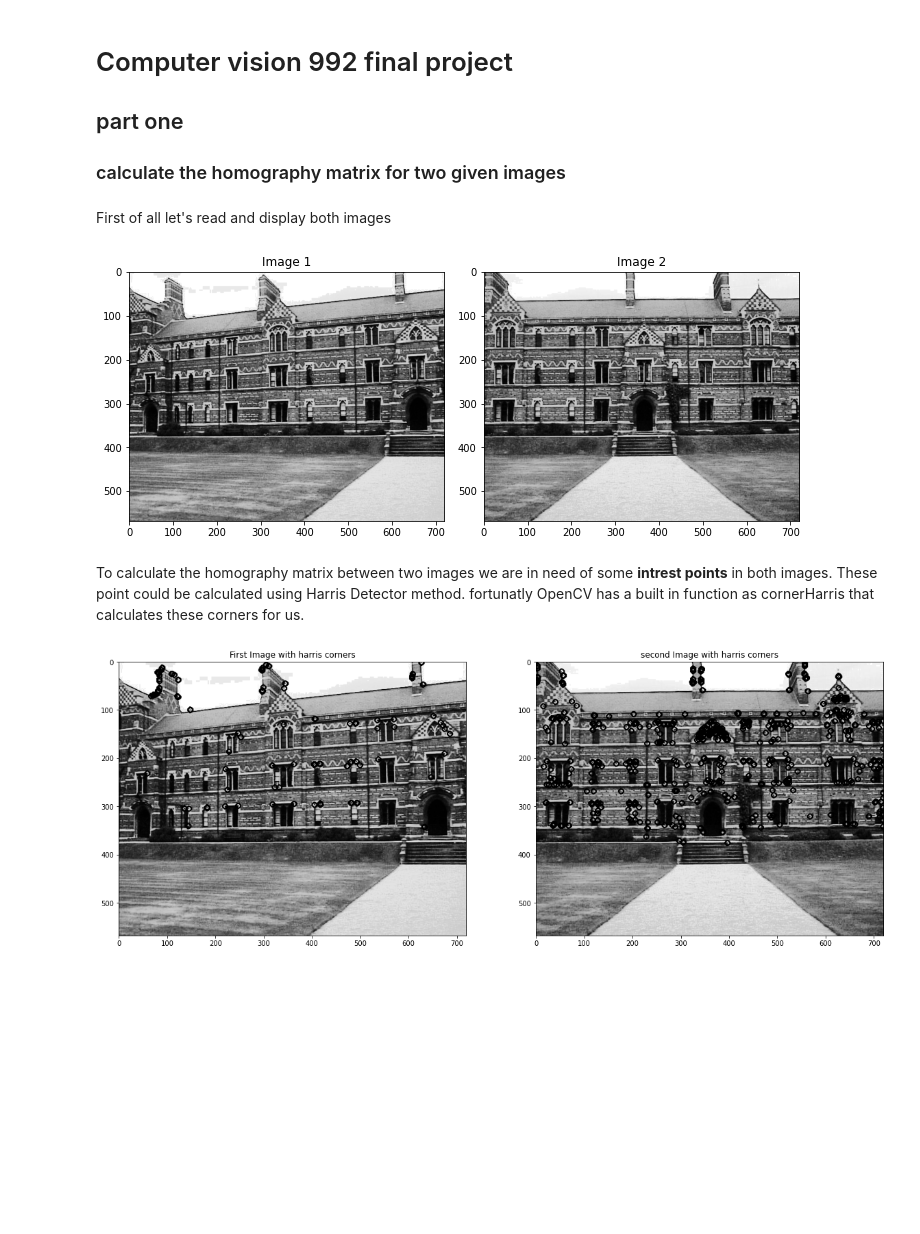
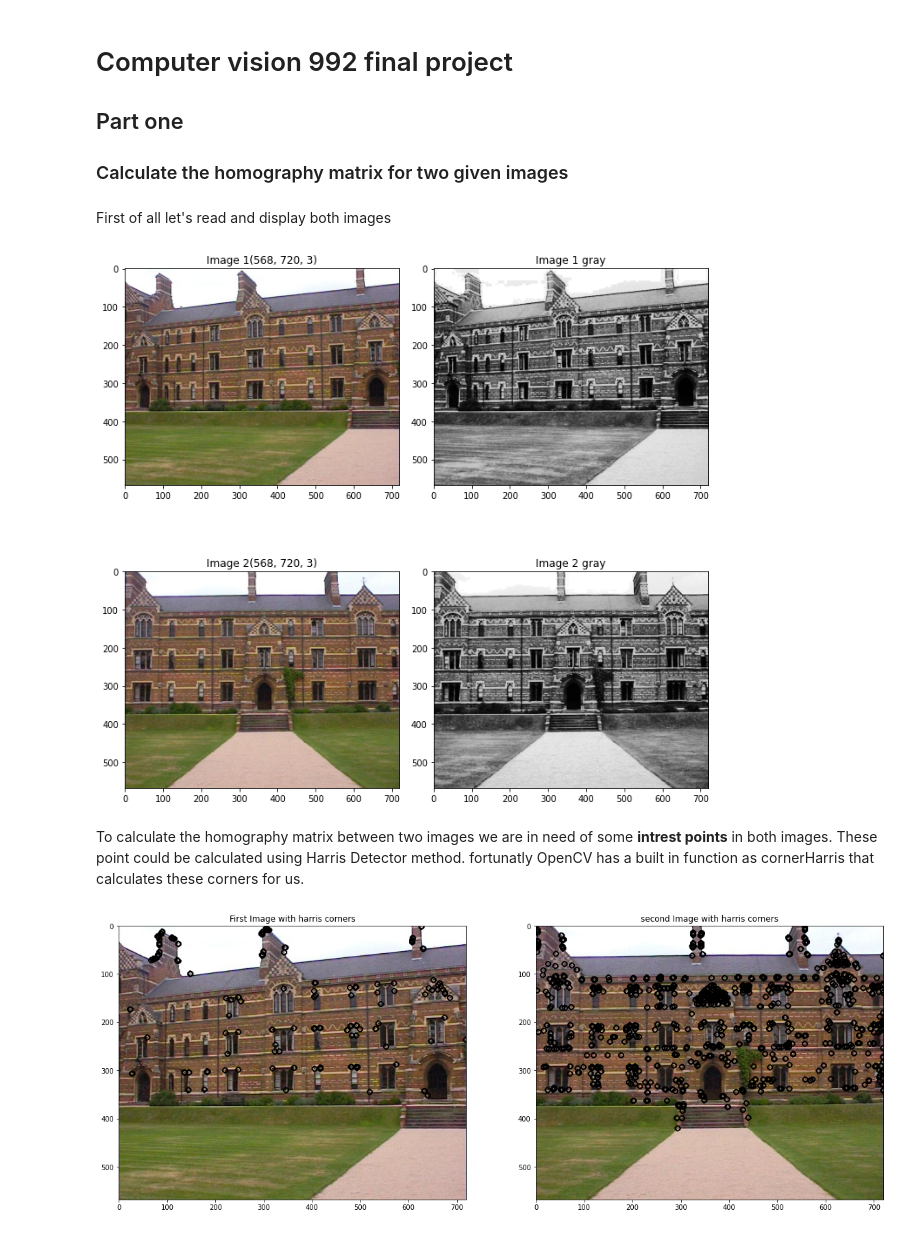
Before and after one commit to mralinp/computer-vision-992, a Jupyter notebook: project/homography-matrix.ipynb, the cells around one changed output. Cells and saved outputs as stored; diff of their text form; code cells hidden in the pictures; blank space fills up the shorter version.

```diff
--- a/project/homography-matrix.ipynb
+++ b/project/homography-matrix.ipynb
@@ -1,7 +1,7 @@
 # %% [markdown]
 # Computer vision 992 final project
-## part one
-### calculate the homography matrix for two given images
+## Part one
+### Calculate the homography matrix for two given images
 # %%
 import cv2 as cv
 import numpy as np
@@ -9,33 +9,43 @@ import matplotlib.pyplot as plt
 # %% [markdown]
 First of all let's read and display both images
 # %%
-img1 = cv.imread("./images/building1.jpg", cv.IMREAD_GRAYSCALE)
-img2 = cv.imread("./images/building2.jpg", cv.IMREAD_GRAYSCALE)
-img1 = cv.equalizeHist(img1)
-img2 = cv.equalizeHist(img2)
+img1 = cv.imread("./images/building1.jpg")
+img2 = cv.imread("./images/building2.jpg")
+img1 = cv.cvtColor(img1, cv.COLOR_BGR2RGB)
+img2 = cv.cvtColor(img2, cv.COLOR_BGR2RGB)
+img1_gray = cv.cvtColor(img1, cv.COLOR_RGB2GRAY)
+img2_gray = cv.cvtColor(img2, cv.COLOR_RGB2GRAY)
+img1_gray = cv.equalizeHist(img1_gray)
+img2_gray = cv.equalizeHist(img2_gray)
 plt.figure(figsize=(10,10))
-plt.subplot(1,2,1)
-plt.imshow(img1, cmap="gray")
-plt.title("Image 1")
-plt.subplot(1,2,2)
-plt.imshow(img2, cmap="gray")
-plt.title("Image 2")
+plt.subplot(2,2,1)
+plt.imshow(img1)
+plt.title("Image 1"+str(img1.shape))
+plt.subplot(2,2,2)
+plt.imshow(img1_gray, cmap="gray")
+plt.title("Image 1 gray")
+plt.subplot(2,2,3)
+plt.imshow(img2)
+plt.title("Image 2" + str(img2.shape))
+plt.subplot(2,2,4)
+plt.imshow(img2_gray, cmap="gray")
+plt.title("Image 2 gray")
 plt.tight_layout()
 plt.show()
 # %% [output]
-[figure, old version]
+[figure, new version]
 # %% [markdown]
 To calculate the homography matrix between two images we are in need of some **intrest points** in both images. These point could be calculated using Harris Detector method. fortunatly OpenCV has a built in function as cornerHarris that calculates these corners for us.
 # %%
 # Thresholds
-threshold = 110
+threshold = 100
 # Detector parameters
 blockSize = 2
 apertureSize = 3
 k = 0.04
 # Detecting corners
-dst1 = cv.cornerHarris(img1, blockSize, apertureSize, k)
-dst2 = cv.cornerHarris(img2, blockSize, apertureSize, k)
+dst1 = cv.cornerHarris(img1_gray, blockSize, apertureSize, k)
+dst2 = cv.cornerHarris(img2_gray, blockSize, apertureSize, k)
 # Normalizing
 dst_norm1 = np.empty(dst1.shape, dtype=np.float32)
 dst_norm2 = np.empty(dst2.shape, dtype=np.float32)
@@ -49,16 +59,20 @@ dst_norm_scaled2 = cv.convertScaleAbs(dst_norm2)
 img1_cpy = np.array(img1)
 img2_cpy = np.array(img2)
 
+intrest_points1 = []
 # Drawing a circle around corners around first image
 for i in range(dst_norm1.shape[0]):
     for j in range(dst_norm1.shape[1]):
         if dst_norm1[i,j] > threshold:
+            intrest_points1 += [(j,i)]
             cv.circle(img1_cpy, (j,i), 5, (0), 2)
 
+intrest_points2 = []
 # Drawing a circle around corners in second image
 for i in range(dst_norm2.shape[0]):
     for j in range(dst_norm2.shape[1]):
         if dst_norm2[i,j] > threshold:
+            intrest_points2 += [(j,i)]
             cv.circle(img2_cpy, (j,i), 5, (0), 2)
 
 # Showing the result
@@ -71,7 +85,7 @@ plt.title("second Image with harris corners")
 plt.imshow(img2_cpy, cmap="gray")
 plt.show()
 # %% [output]
-[figure, old version]
+[figure, new version]
 # %%
 # Initiate ORB detector
 orb = cv.ORB_create()
```
Also changed, not shown: parts of 4 cells of this notebook, 4 other files.
